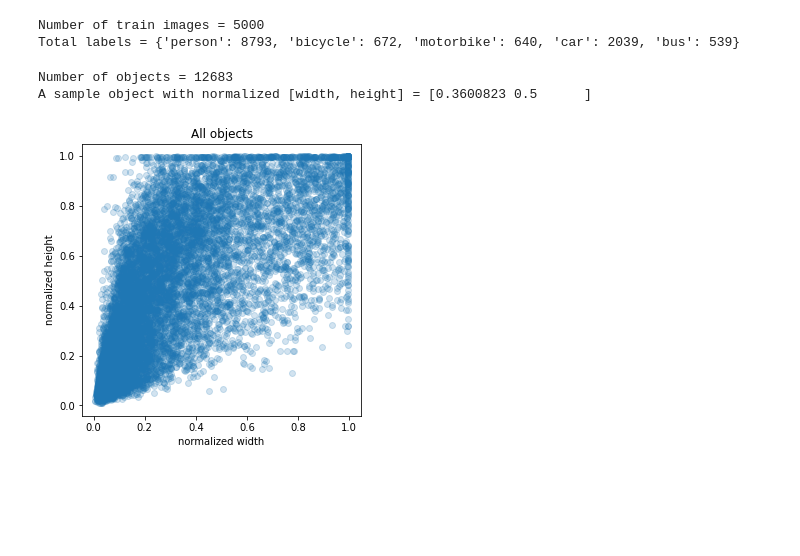
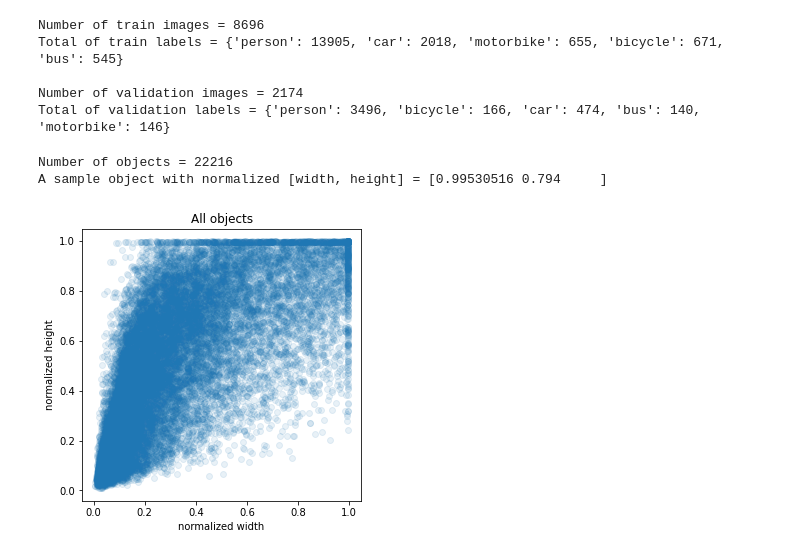
Before and after one commit to panjiarlins/smart-security-camera-project, a Jupyter notebook: ML Team/anchor_box_finder.ipynb, the cells around one changed output. Saved outputs shown, nothing was run; the diff lists cells and outputs as text; code cells hidden in the pictures; blank space fills up the shorter version.

Commit message:
change get_annotation to return both train and validation data

```diff
--- a/ML Team/anchor_box_finder.ipynb
+++ b/ML Team/anchor_box_finder.ipynb
@@ -14,7 +43,7 @@ import os
 from xml.etree import ElementTree
 %matplotlib inline
 # %%
-def get_annotation(images_path, annotation_path, labels=[], limit=None):
+def get_annotation(images_path, annotation_path, labels=[], train_limit=None):
   '''Obtaining necessary object annotations in every xml files'''
   if not labels: assert False, 'Please input your labels!'
 
@@ -51,10 +80,15 @@ def get_annotation(images_path, annotation_path, labels=[], limit=None):
                 if i in dimension.tag:
                   object[i] = int(round(float(dimension.text)))
                   break
+    if not not image['object']:
+      images += [image]
 
-    # Storing all the information for each iteration
-    if not not image['object']: images += [image]
-    if not not limit and len(images) >= limit: break
+  if not (train_limit is None):
+    train_limit = int(len(images) * train_limit)
+    np.random.seed(42)
+    np.random.shuffle(images)
+    return images[:train_limit], images[train_limit:]
+
   return images
 
 def get_total_labels(annotations):
@@ -73,14 +107,20 @@ images_path = os.path.join('VOCdevkit', 'VOC2012', 'JPEGImages')
 annotation_path = os.path.join('VOCdevkit', 'VOC2012', 'Annotations')
 
 # Calling the function and storing all the obtained informations
-train_images = get_annotation(images_path, annotation_path, labels=LABELS, limit=5000)
-total_labels = get_total_labels(train_images)
+# We set 80% for training and 20% for validation
+train_images_dict, validation_images_dict = get_annotation(images_path, annotation_path, labels=LABELS, train_limit=0.8)
 
-print(f'Number of train images = {len(train_images)}')
-print(f'Total labels = {total_labels}')
+print(f'Number of train images = {len(train_images_dict)}')
+print(f'Total of train labels = {get_total_labels(train_images_dict)}')
+
+print(f'\nNumber of validation images = {len(validation_images_dict)}')
+print(f'Total of validation labels = {get_total_labels(validation_images_dict)}')
 # %% [output]
-Number of train images = 5000
-Total labels = {'person': 8793, 'bicycle': 672, 'motorbike': 640, 'car': 2039, 'bus': 539}
+Number of train images = 8696
+Total of train labels = {'person': 13905, 'car': 2018, 'motorbike': 655, 'bicycle': 671, 'bus': 545}
+
+Number of validation images = 2174
+Total of validation labels = {'person': 3496, 'bicycle': 166, 'car': 474, 'bus': 140, 'motorbike': 146}
 # %%
 def get_objects_width_height(annotations):
   '''Get width and height for every object'''
@@ -95,17 +205,17 @@ def get_objects_width_height(annotations):
 # %%
 # Store width and height for every object
-objects_width_height = get_objects_width_height(train_images)
+objects_width_height = get_objects_width_height(train_images_dict + validation_images_dict)
 print(f'Number of objects = {objects_width_height.shape[0]}')
 print(f'A sample object with normalized [width, height] = {objects_width_height[0]}')
 
 # Display all the objects
 plt.figure(figsize=(5, 5))
-plt.scatter(objects_width_height[:, 0], objects_width_height[:, 1], alpha=0.2)
+plt.scatter(objects_width_height[:, 0], objects_width_height[:, 1], alpha=.1)
 plt.title("All objects")
 plt.xlabel("normalized width")
 plt.ylabel("normalized height")
 plt.show()
 # %% [output]
-Number of objects = 12683
-A sample object with normalized [width, height] = [0.3600823 0.5      ]
+Number of objects = 22216
+A sample object with normalized [width, height] = [0.99530516 0.794     ]
-[figure, old version]
+[figure, new version]
```
Also changed, not shown: parts of 8 cells of this notebook.
